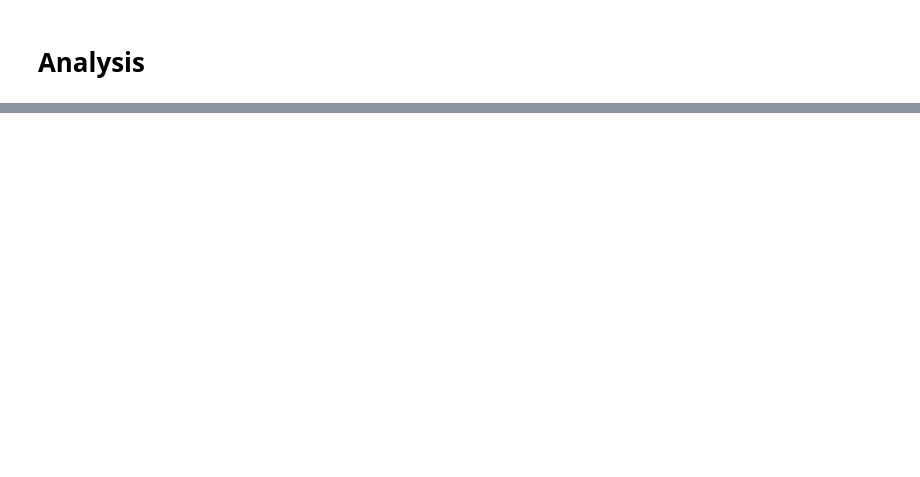
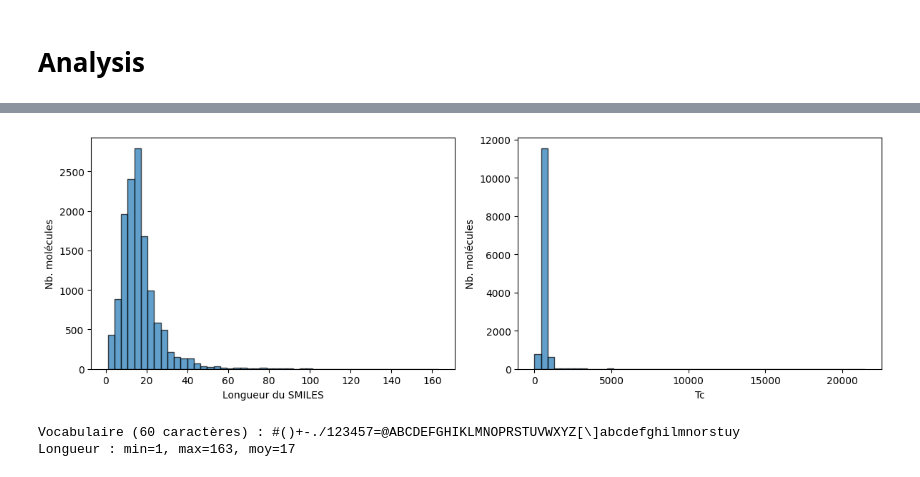
Before and after one commit to trvslhlt/ift_6390_machine_learning, a Jupyter notebook: assignments/assignment_2/analysis.ipynb, the cells around one changed output, grey strips where cells are left out. Drawn from its saved outputs; the diff is of its cells as text; code cells hidden in the pictures; blank space fills up the shorter version.

Commit message:
data_prep, report_notes, more

```diff
--- a/assignments/assignment_2/analysis.ipynb
+++ b/assignments/assignment_2/analysis.ipynb
@@ -2,0 +8,5 @@
+# %%
+from src.data_prep import get_smiles_df
+
+smiles_df = get_smiles_df()
+print(smiles_df['target'].describe())
@@ -2,0 +73,21 @@
+# %%
+df = smiles_df
+smiles_lengths = [len(s) for s in df["smiles"]]
+unique_chars = sorted(set("".join(df["smiles"])))
+
+fig, axes = plt.subplots(1, 2, figsize=(12, 4))
+axes[0].hist(smiles_lengths, bins=50, edgecolor="black", alpha=0.7)
+axes[0].set_xlabel("Longueur du SMILES")
+axes[0].set_ylabel("Nb. molécules")
+axes[1].hist(df["target"], bins=50, edgecolor="black", alpha=0.7)
+axes[1].set_xlabel('Tc') # sample label property
+axes[1].set_ylabel("Nb. molécules")
+plt.tight_layout()
+plt.show()
+
+print(f"Vocabulaire ({len(unique_chars)} caractères) : {''.join(unique_chars)}")
+print(f"Longueur : min={min(smiles_lengths)}, max={max(smiles_lengths)}, moy={np.mean(smiles_lengths):.0f}")
+# %% [output]
+[figure, added]
+Vocabulaire (60 caractères) : #()+-./123457=@ABCDEFGHIKLMNOPRSTUVWXYZ[\]abcdefghilmnorstuy
+Longueur : min=1, max=163, moy=17
```
Also changed, not shown: parts of 10 cells of this notebook, 7 other files.
